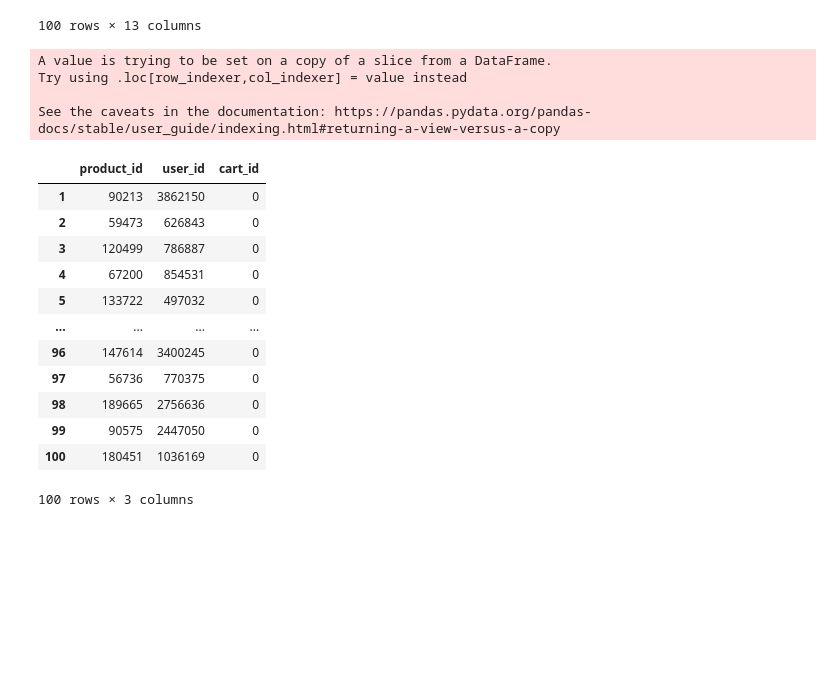
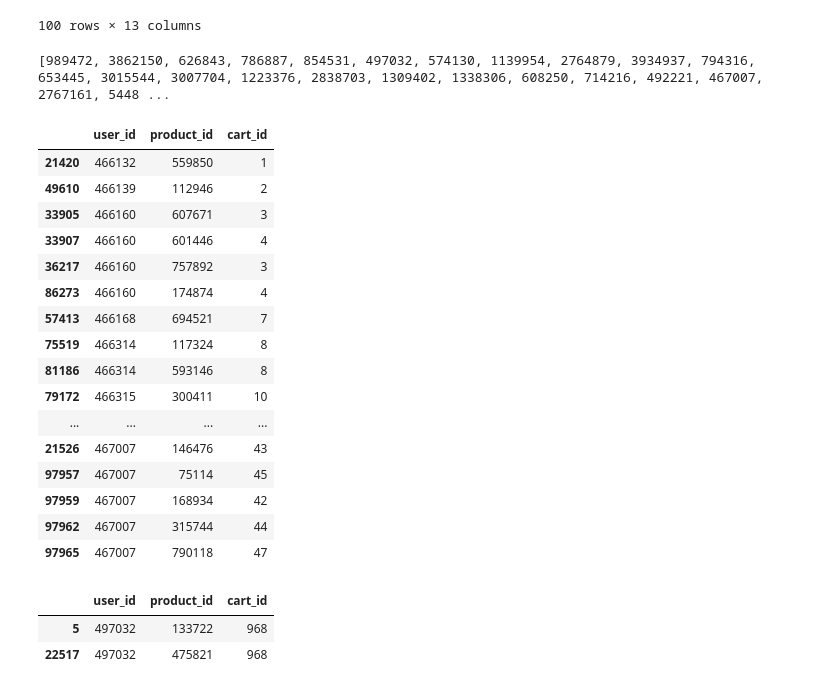
Before and after one commit to shahabbadihi/IT, a Jupyter notebook: preprocessing.ipynb, the cells around one changed output. Cells and saved outputs as stored; diff of their text form; code cells hidden in the pictures; blank space fills up the shorter version.

```diff
--- a/preprocessing.ipynb
+++ b/preprocessing.ipynb
@@ -80,17 +80,21 @@ tdf.head(100)
 | 98 | 189665 | کالسکه ارابه مدل Stripes | TS | 2756636 | 6 | 2 | verified | recommended | ... |
 | 99 | 90575 | هارد اکسترنال سیلیکون پاور مدل Ar... | IT | 2447050 | 7 | 0 | verified | \N | ... |
 100 rows × 13 columns
+# %%
+userid_list = tdf.user_id.unique().tolist()
+print(userid_list)
+# %% [output]
+[989472, 3862150, 626843, 786887, 854531, 497032, 574130, 1139954, 2764879, 3934937, 794316, 653445, 3015544, 3007704, 1223376, 2838703, 1309402, 1338306, 608250, 714216, 492221, 467007, 2767161, 5448 ...
 # %%
 import numpy as np
 
-userid_list = tdf.user_id.unique().tolist()
 cartid_start = 1
 # number = 0
 # product_id 0, user_id 3, cart_id 12
 
-for userid in userid_list:
+for userid in sorted(userid_list):
     # for idx, row in tdf.iterrows():
-    selected_user_rows = tdf.loc[ tdf['user_id'] == userid ]
+    selected_user_rows = tdf[ tdf['user_id'] == userid ]
 
     # print(len(selected_user_rows))
     len_user_rows = len(selected_user_rows)
@@ -99,37 +103,49 @@ for userid in userid_list:
     if (cartid_start == next_user_cartid_start - 1):
         arr_rand_cartids = [cartid_start]
     else:
+        np.random.seed(0)
         arr_rand_cartids = np.random.randint(low=cartid_start,
                                          high=next_user_cartid_start - 1,
                                          size=len_user_rows)
 
-    selected_user_rows['cart_id'] = arr_rand_cartids
+    tdf.loc[ tdf['user_id'] == userid, 'cart_id'] = arr_rand_cartids
     # if selected_user_rows[3] == user:
     #     row[12] = cart_id
     #     number += 1
     #     if number == 10:
     #         cart_id += 1
     #         number = 0
+    # tdf[ tdf['user_id'] == userid ] = selected_user_rows
+
 
     cartid_start = next_user_cartid_start
     # number = 0
-
-df.loc[1:100, ['product_id', 'user_id', 'cart_id']]
-# %% [output]
-A value is trying to be set on a copy of a slice from a DataFrame.
-Try using .loc[row_indexer,col_indexer] = value instead
-
-See the caveats in the documentation: https://pandas.pydata.org/pandas-docs/stable/user_guide/indexing.html#returning-a-view-versus-a-copy
-|  | product_id | user_id | cart_id |
-| 1 | 90213 | 3862150 | 0 |
-| 2 | 59473 | 626843 | 0 |
-| 3 | 120499 | 786887 | 0 |
-| 4 | 67200 | 854531 | 0 |
-| 5 | 133722 | 497032 | 0 |
-| ... | ... | ... | ... |
-| 96 | 147614 | 3400245 | 0 |
-| 97 | 56736 | 770375 | 0 |
-| 98 | 189665 | 2756636 | 0 |
-| 99 | 90575 | 2447050 | 0 |
-| 100 | 180451 | 1036169 | 0 |
-100 rows × 3 columns
+# %%
+# df.loc[1:10, ['user_id', 'product_id', 'cart_id']].sort_values(by=['user_id'])
+# df.sort_values(by=['user_id'])
+df_with_cartids = df.loc[ : , ['user_id', 'product_id', 'cart_id']]
+df_with_cartids.nsmallest(50, 'user_id')
+# %% [output]
+|  | user_id | product_id | cart_id |
+| 21420 | 466132 | 559850 | 1 |
+| 49610 | 466139 | 112946 | 2 |
+| 33905 | 466160 | 607671 | 3 |
+| 33907 | 466160 | 601446 | 4 |
+| 36217 | 466160 | 757892 | 3 |
+| 86273 | 466160 | 174874 | 4 |
+| 57413 | 466168 | 694521 | 7 |
+| 75519 | 466314 | 117324 | 8 |
+| 81186 | 466314 | 593146 | 8 |
+| 79172 | 466315 | 300411 | 10 |
+| ... | ... | ... | ... |
+| 21526 | 467007 | 146476 | 43 |
+| 97957 | 467007 | 75114 | 45 |
+| 97959 | 467007 | 168934 | 42 |
+| 97962 | 467007 | 315744 | 44 |
+| 97965 | 467007 | 790118 | 47 |
+# %%
+df.loc[df['user_id'] == 497032, ['user_id', 'product_id', 'cart_id']].sort_values(by=['user_id'])
+# %% [output]
+|  | user_id | product_id | cart_id |
+| 5 | 497032 | 133722 | 968 |
+| 22517 | 497032 | 475821 | 968 |
```
Also changed, not shown: parts of 1 cell of this notebook.
